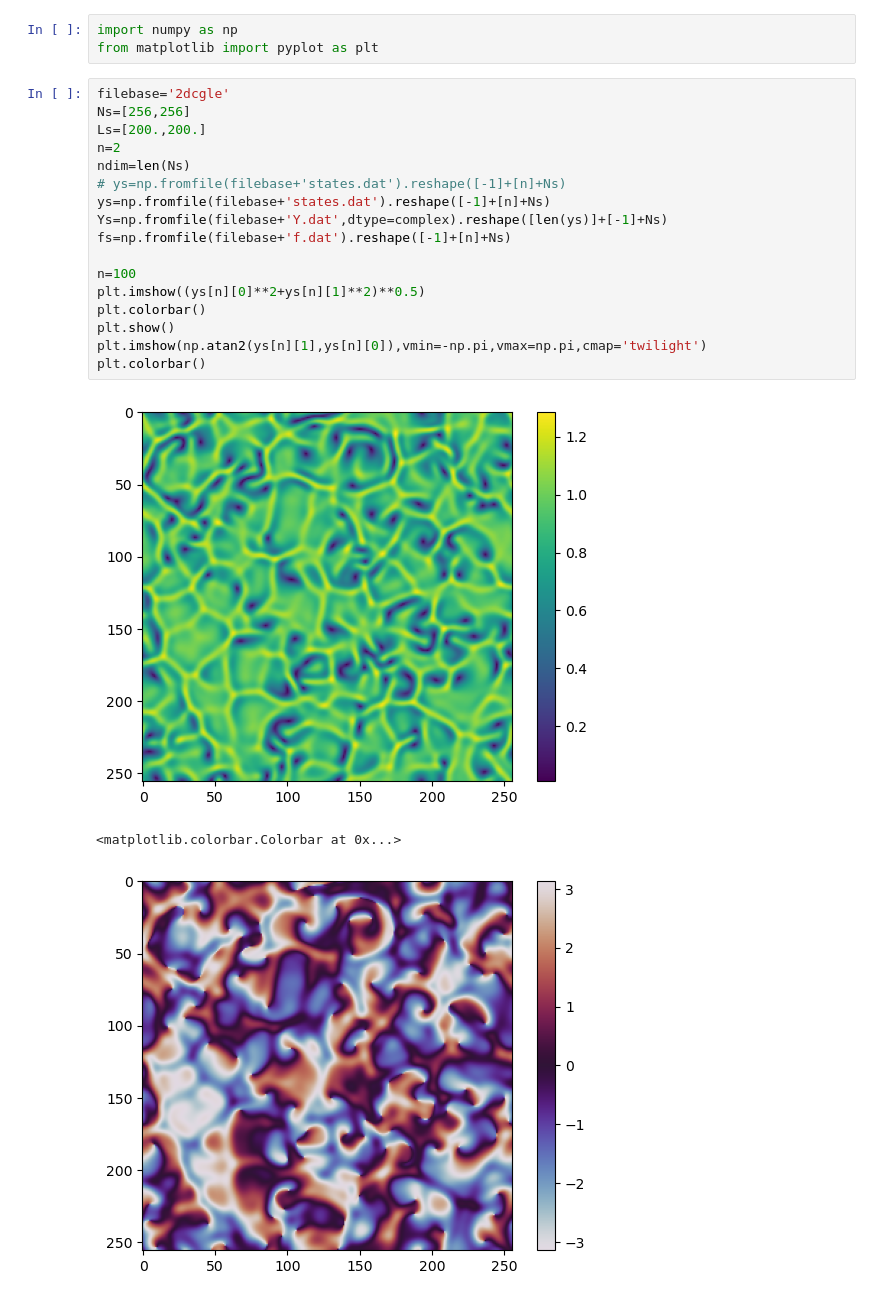
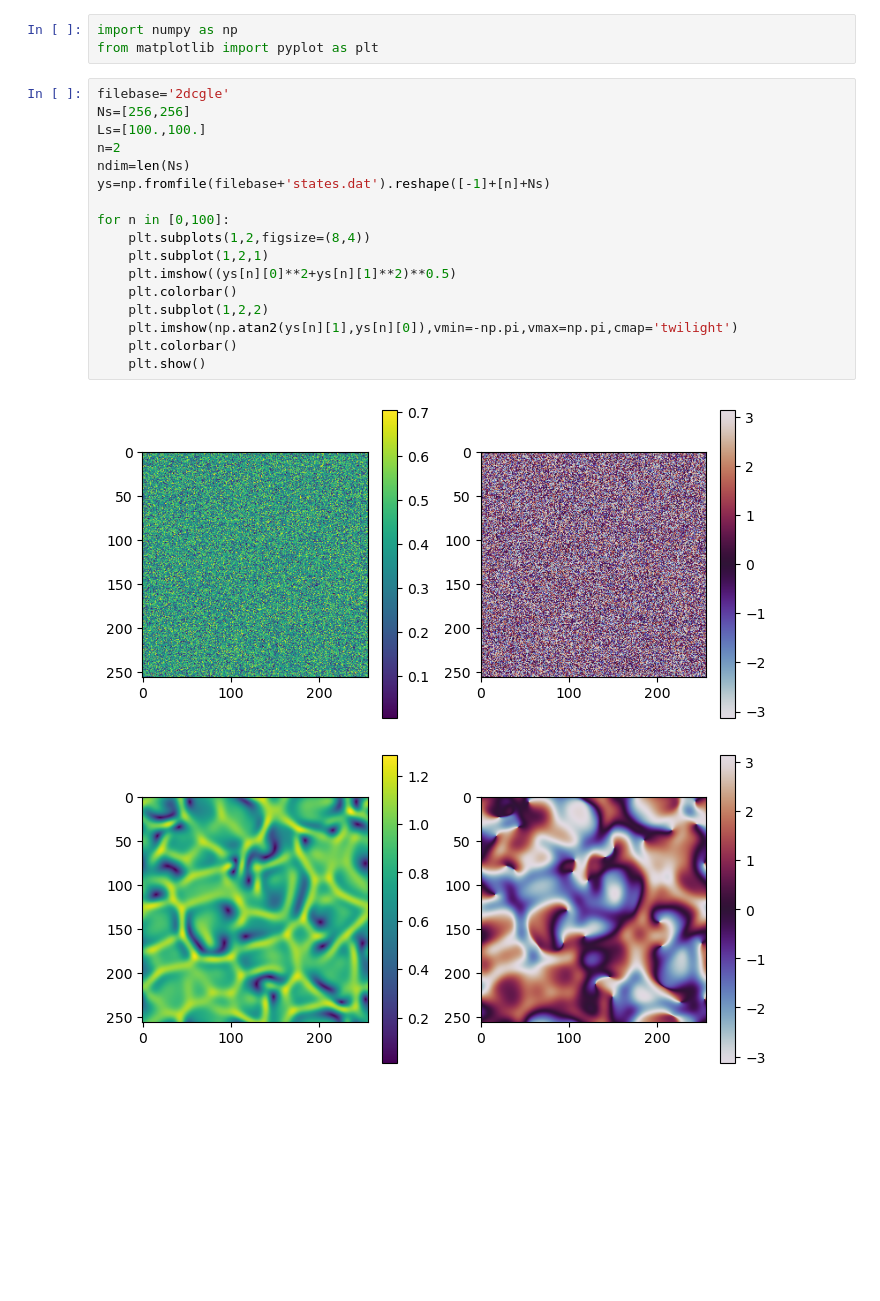
Before and after one commit to znicolaou/rdcu, a Jupyter notebook: test.ipynb, the cells around one changed output. Cells and saved outputs as stored; diff of their text form; blank space fills up the shorter version.

```diff
--- a/test.ipynb
+++ b/test.ipynb
@@ -4,21 +4,20 @@ from matplotlib import pyplot as plt
 # %%
 filebase='2dcgle'
 Ns=[256,256]
-Ls=[200.,200.]
+Ls=[100.,100.]
 n=2
 ndim=len(Ns)
-# ys=np.fromfile(filebase+'states.dat').reshape([-1]+[n]+Ns)
 ys=np.fromfile(filebase+'states.dat').reshape([-1]+[n]+Ns)
-Ys=np.fromfile(filebase+'Y.dat',dtype=complex).reshape([len(ys)]+[-1]+Ns)
-fs=np.fromfile(filebase+'f.dat').reshape([-1]+[n]+Ns)
 
-n=100
-plt.imshow((ys[n][0]**2+ys[n][1]**2)**0.5)
-plt.colorbar()
-plt.show()
-plt.imshow(np.atan2(ys[n][1],ys[n][0]),vmin=-np.pi,vmax=np.pi,cmap='twilight')
-plt.colorbar()
+for n in [0,100]:
+    plt.subplots(1,2,figsize=(8,4))
+    plt.subplot(1,2,1)
+    plt.imshow((ys[n][0]**2+ys[n][1]**2)**0.5)
+    plt.colorbar()
+    plt.subplot(1,2,2)
+    plt.imshow(np.atan2(ys[n][1],ys[n][0]),vmin=-np.pi,vmax=np.pi,cmap='twilight')
+    plt.colorbar()
+    plt.show()
 # %% [output]
-[figure, old version]
+[figure, new version]
-<matplotlib.colorbar.Colorbar at 0x...>
-[figure, old version]
+[figure, new version]
```
Also changed, not shown: parts of 3 cells of this notebook, 1 other file.
